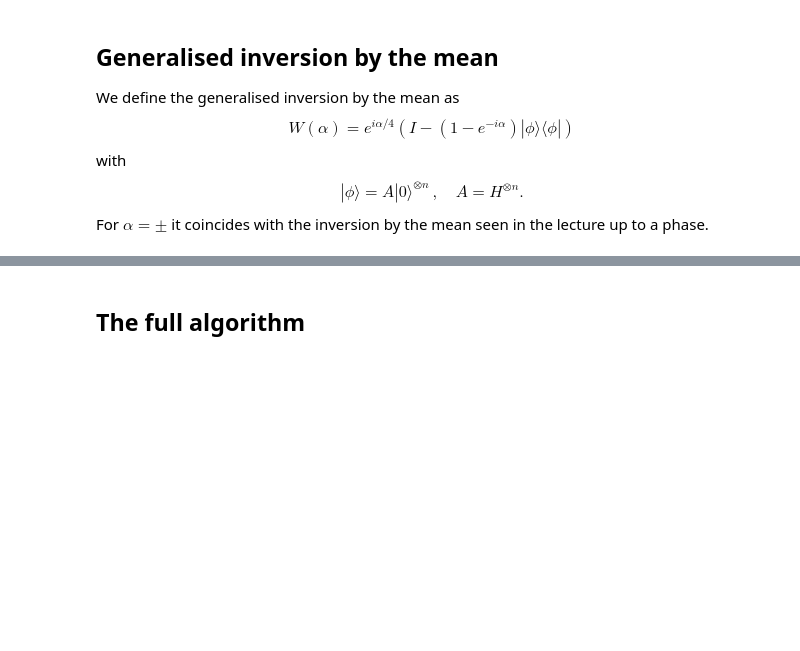
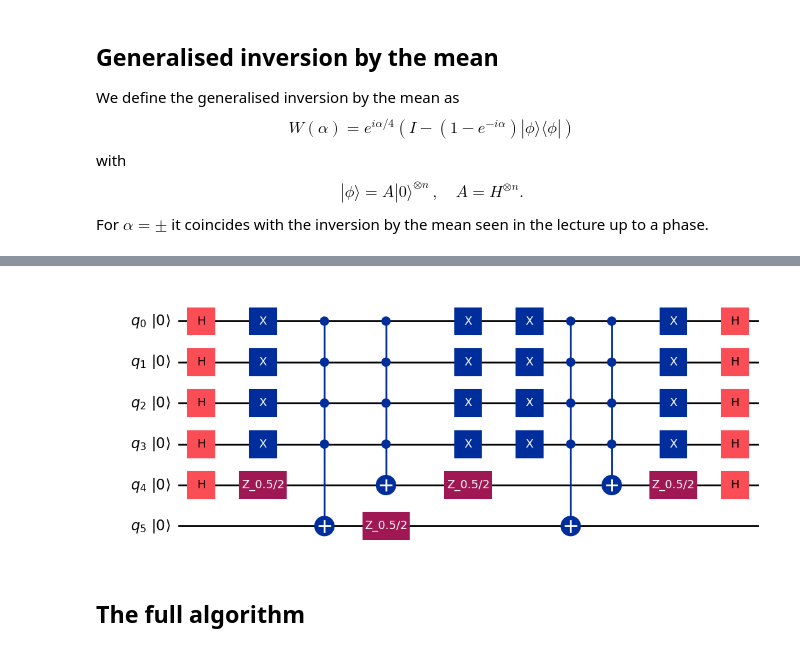
Before and after one commit to moritzhauschulz/my_QC, a Jupyter notebook: cw/CW2324.ipynb, the cells around one changed output, grey strips where cells are left out. Cells and saved outputs as stored; diff of their text form; code cells hidden in the pictures; blank space fills up the shorter version.

```diff
--- a/cw/CW2324.ipynb
+++ b/cw/CW2324.ipynb
@@ -110,3 +218,8 @@ def create_w(alpha, num_qubits):
+# %%
+#Testing Cell
+create_w(0.5,5).draw(output='mpl', cregbundle=False, initial_state=True)
+# %% [output]
+[figure, added]
 # %% [markdown]
 ## The full algorithm
 # %% [markdown]
```
Also changed, not shown: parts of 8 cells of this notebook, 1 other file.
